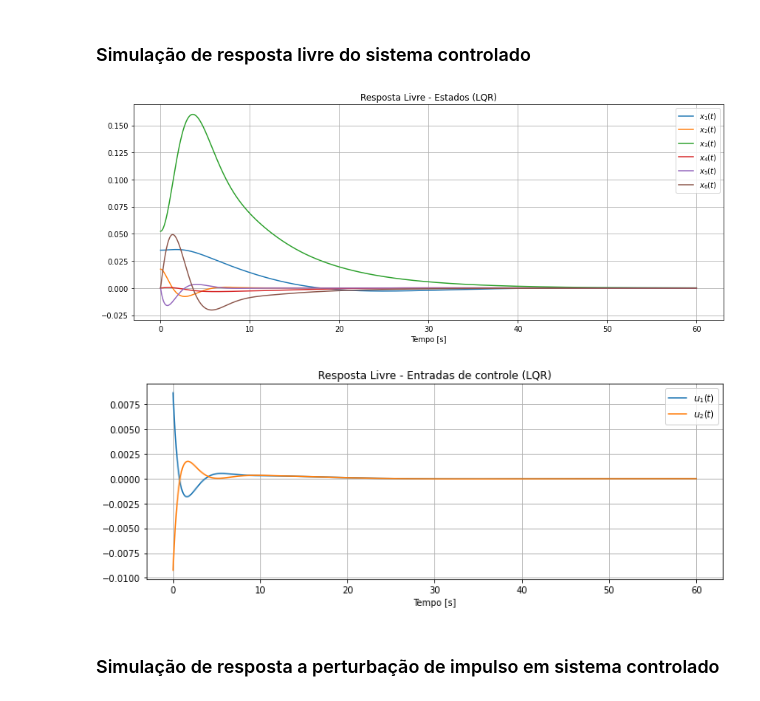
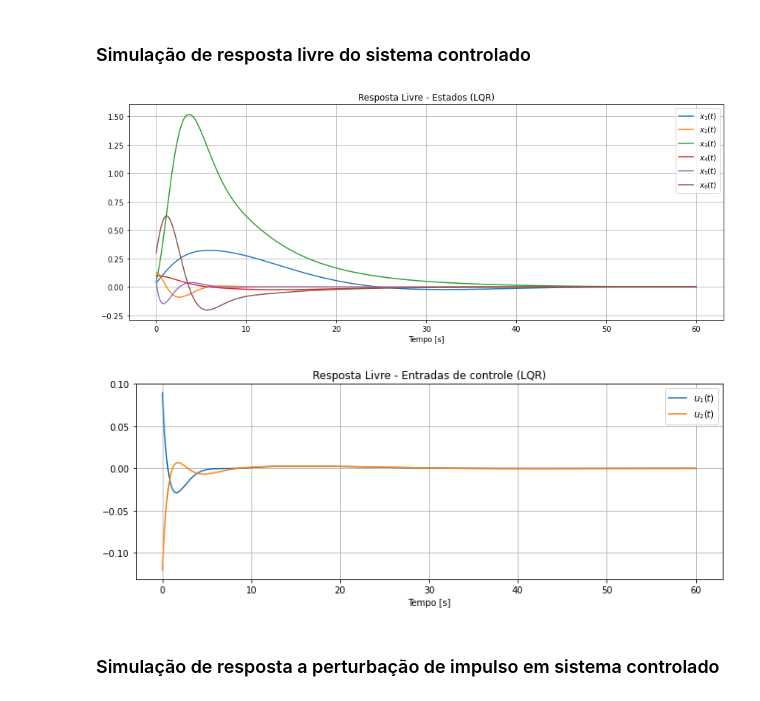
Before and after one commit to maria-srl/heli-controle2025, a Jupyter notebook: trabalho.ipynb, the cells around one changed output. Cells and saved outputs as stored; diff of their text form; code cells hidden in the pictures.

```diff
--- a/trabalho.ipynb
+++ b/trabalho.ipynb
@@ -599,31 +599,31 @@ plot_bode_entrada(2, 'w3')
 # %%
 ts = np.linspace(0, 60, 1001)
 w = np.zeros((E_num.shape[1], len(ts)))
-x0 = [2*np.pi/180, np.pi/180, 3*np.pi/180, 0, 0, 0] ## ALTERÁVEL
+x0 = [2*np.pi/180, 7*np.pi/180, 3*np.pi/180, 0.1, 0.05, 0.3]
 t_livre, y_livre, x_livre = ct.forced_response(heli_LQR_MF, T=ts, X0=x0, return_x=True)
 
 plt.figure(figsize=(12, 5))
 for i in range(x.shape[0]):
     plt.plot(t_livre, x_livre[i, :], label=f"$x_{i+1}(t)$")
 plt.title(f"Resposta Livre - Estados (LQR)")
 plt.xlabel("Tempo [s]")
 plt.grid(True)
 plt.legend()
 plt.tight_layout()
 plt.show()
 
 plt.figure(figsize=(10, 4))
 for i in range(y_livre.shape[0]):
     plt.plot(t_livre, y_livre[i, :], label=f"$u_{i+1}(t)$")
 plt.title(f"Resposta Livre - Entradas de controle (LQR)")
 plt.xlabel("Tempo [s]")
 plt.grid(True)
 plt.legend()
 plt.tight_layout()
 plt.show()
 # %% [output]
-[figure, old version]
+[figure, new version]
-[figure, old version]
+[figure, new version]
 # %% [markdown]
 ### Simulação de resposta a perturbação de impulso em sistema controlado
 # %%
```
Also changed, not shown: parts of 15 cells of this notebook.
